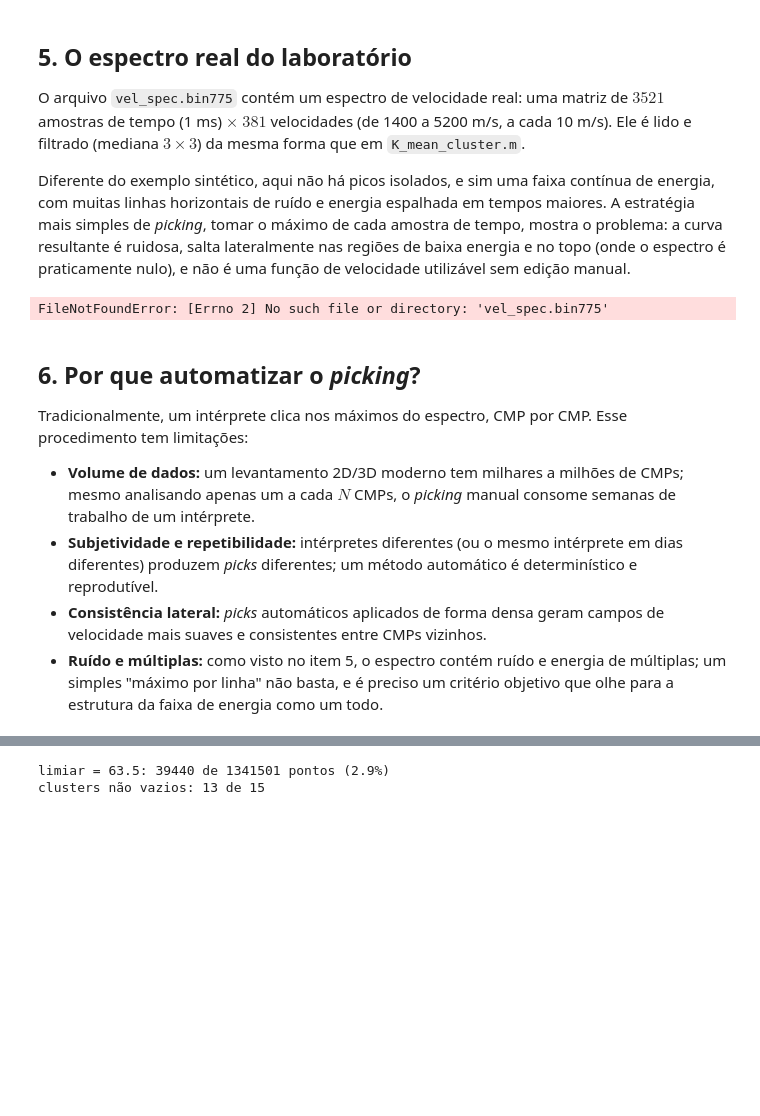
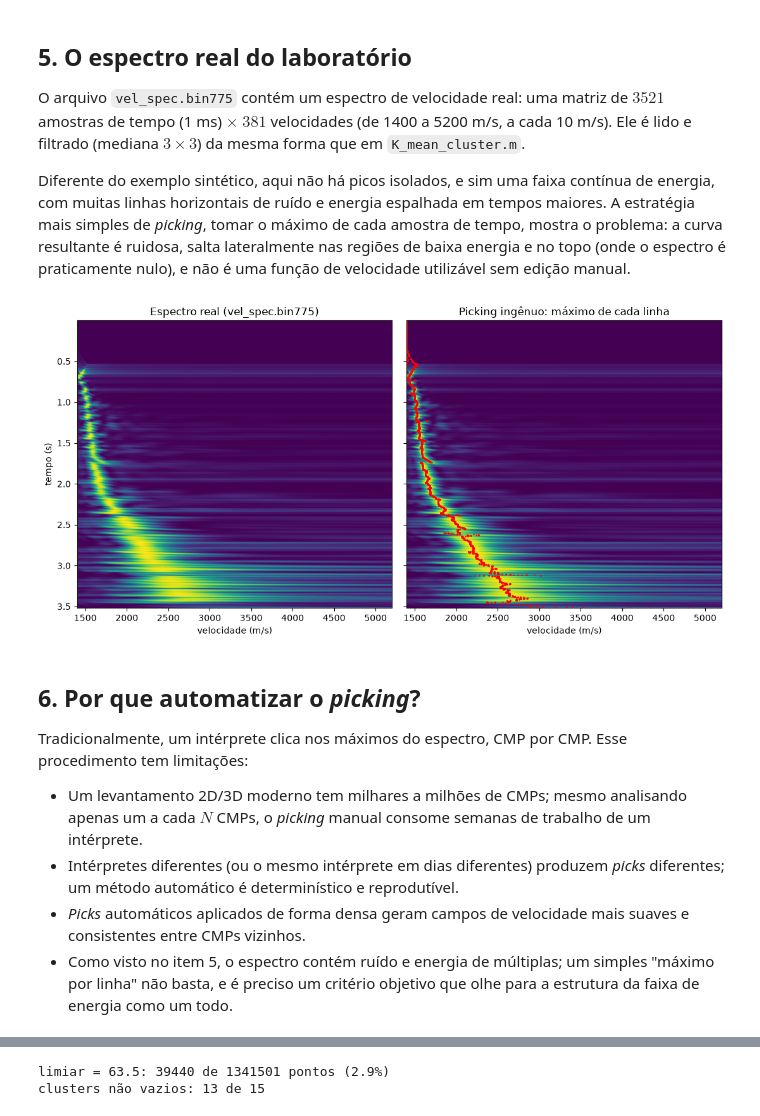
Before and after one commit to raphaelramosds/ppgeec2327, a Jupyter notebook: Exercicio7/docs/Motivacao.ipynb, the cells around one changed output, grey strips where cells are left out. Saved outputs shown, nothing was run; the diff lists cells and outputs as text; code cells hidden in the pictures; blank space fills up the shorter version.

Commit message:
Fix image path on Motivacao

```diff
--- a/Exercicio7/docs/Motivacao.ipynb
+++ b/Exercicio7/docs/Motivacao.ipynb
@@ -171,33 +177,33 @@ O arquivo `vel_spec.bin775` contém um espectro de velocidade real: uma matriz d
 Diferente do exemplo sintético, aqui não há picos isolados, e sim uma faixa contínua de energia, com muitas linhas horizontais de ruído e energia espalhada em tempos maiores. A estratégia mais simples de *picking*, tomar o máximo de cada amostra de tempo, mostra o problema: a curva resultante é ruidosa, salta lateralmente nas regiões de baixa energia e no topo (onde o espectro é praticamente nulo), e não é uma função de velocidade utilizável sem edição manual.
 # %%
 nt, n_vel = 3521, 381
-vel_spec = np.fromfile('vel_spec.bin775', dtype='<f4').reshape(n_vel, nt).T   # fread(fp,[nt,n_vel]) é column-major
+vel_spec = np.fromfile('../vel_spec.bin775', dtype='<f4').reshape(n_vel, nt).T   # fread(fp,[nt,n_vel]) é column-major
 pad = np.pad(vel_spec, 1, mode='edge')                                         # equivalente a medfilt2(vel_spec,[3,3])
 vel_spec = np.median(np.lib.stride_tricks.sliding_window_view(pad, (3, 3)), axis=(-2, -1))
 vv = 1400 + 10 * np.arange(n_vel)                                              # eixo de velocidades (m/s)
 tt = 0.001 * np.arange(1, nt + 1)                                              # eixo de tempo (s)
 ext = [vv[0], vv[-1], tt[-1], tt[0]]
 
 pick_ingenuo = vv[np.argmax(vel_spec, axis=1)]                                  # máximo de cada amostra de tempo
 fig, axs = plt.subplots(1, 2, figsize=(11, 5.5), sharey=True)
 axs[0].imshow(vel_spec, aspect='auto', extent=ext)
 axs[0].set_title('Espectro real (vel_spec.bin775)'); axs[0].set_ylabel('tempo (s)')
 axs[1].imshow(vel_spec, aspect='auto', extent=ext)
 axs[1].plot(pick_ingenuo, tt, 'r.', ms=1.5)
 axs[1].set_title('Picking ingênuo: máximo de cada linha')
 for ax in axs: ax.set_xlabel('velocidade (m/s)')
 plt.tight_layout(); plt.show()
 # %% [output]
-FileNotFoundError: [Errno 2] No such file or directory: 'vel_spec.bin775'
+[figure, added]
 # %% [markdown]
 ## 6. Por que automatizar o *picking*?
 
 Tradicionalmente, um intérprete clica nos máximos do espectro, CMP por CMP. Esse procedimento tem limitações:
 
-- **Volume de dados:** um levantamento 2D/3D moderno tem milhares a milhões de CMPs; mesmo analisando apenas um a cada $N$ CMPs, o *picking* manual consome semanas de trabalho de um intérprete.
-- **Subjetividade e repetibilidade:** intérpretes diferentes (ou o mesmo intérprete em dias diferentes) produzem *picks* diferentes; um método automático é determinístico e reprodutível.
-- **Consistência lateral:** *picks* automáticos aplicados de forma densa geram campos de velocidade mais suaves e consistentes entre CMPs vizinhos.
-- **Ruído e múltiplas:** como visto no item 5, o espectro contém ruído e energia de múltiplas; um simples "máximo por linha" não basta, e é preciso um critério objetivo que olhe para a estrutura da faixa de energia como um todo.
+- Um levantamento 2D/3D moderno tem milhares a milhões de CMPs; mesmo analisando apenas um a cada $N$ CMPs, o *picking* manual consome semanas de trabalho de um intérprete.
+- Intérpretes diferentes (ou o mesmo intérprete em dias diferentes) produzem *picks* diferentes; um método automático é determinístico e reprodutível.
+- *Picks* automáticos aplicados de forma densa geram campos de velocidade mais suaves e consistentes entre CMPs vizinhos.
+- Como visto no item 5, o espectro contém ruído e energia de múltiplas; um simples "máximo por linha" não basta, e é preciso um critério objetivo que olhe para a estrutura da faixa de energia como um todo.
 # %% [markdown]
 ## 7. *Picking* como clusterização (K-means)
 
```
Also changed, not shown: parts of 3 cells of this notebook.
